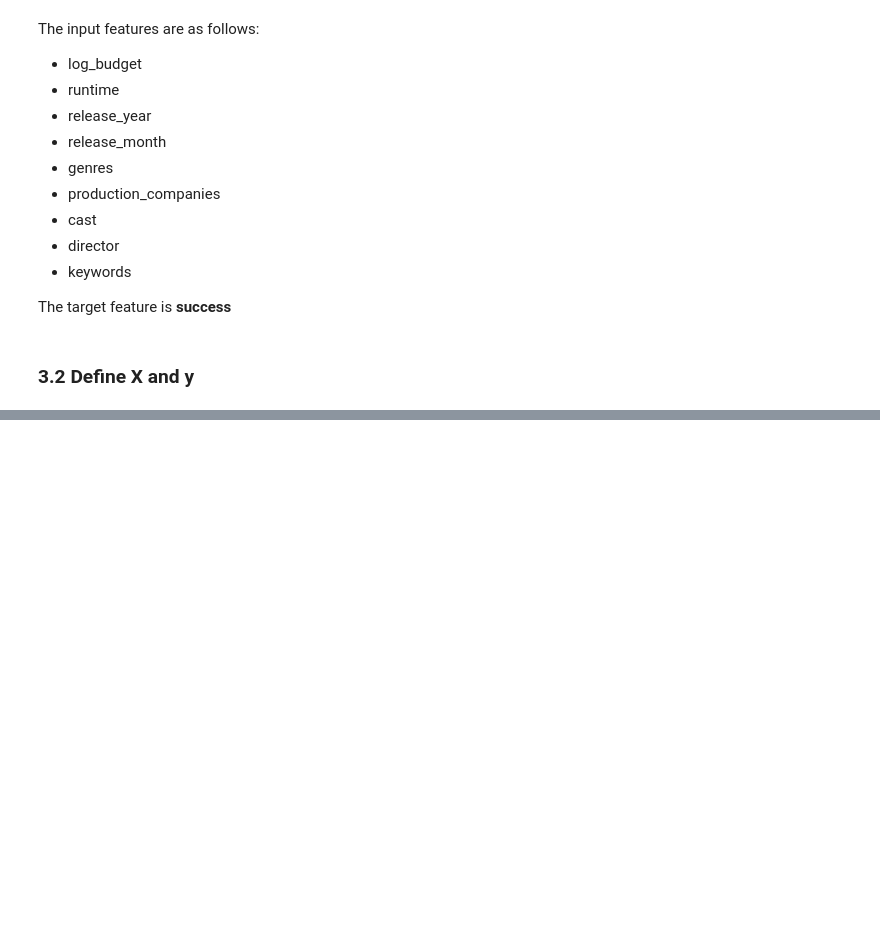
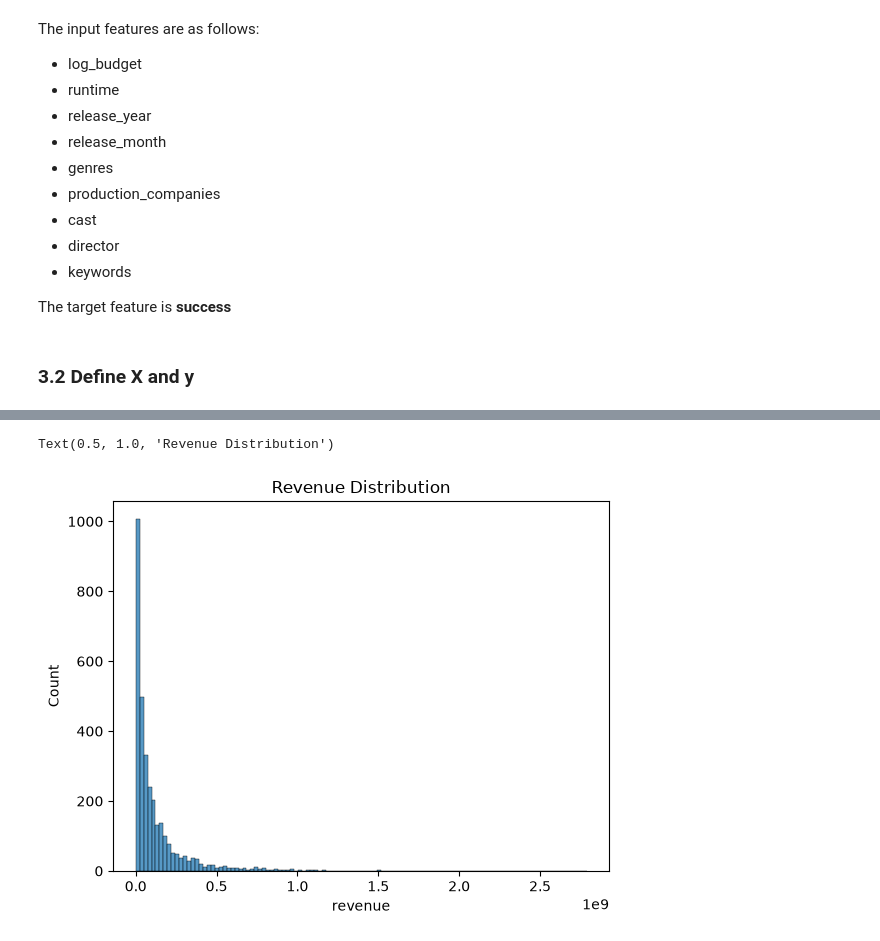
Before and after one commit to DMill31/capstone-project, a Jupyter notebook: miller_capstone.ipynb, the cells around one changed output, grey strips where cells are left out. Saved outputs shown, nothing was run; the diff lists cells and outputs as text; code cells hidden in the pictures; blank space fills up the shorter version.

```diff
--- a/miller_capstone.ipynb
+++ b/miller_capstone.ipynb
@@ -453,0 +563,8 @@ X_train.shape
+# %%
+# Create histogram of revenue distribution
+
+rev = sns.histplot(df_clean['revenue'])
+rev.set_title("Revenue Distribution")
+# %% [output]
+Text(0.5, 1.0, 'Revenue Distribution')
+[figure, added]
```
Also changed, not shown: parts of 18 cells of this notebook.
